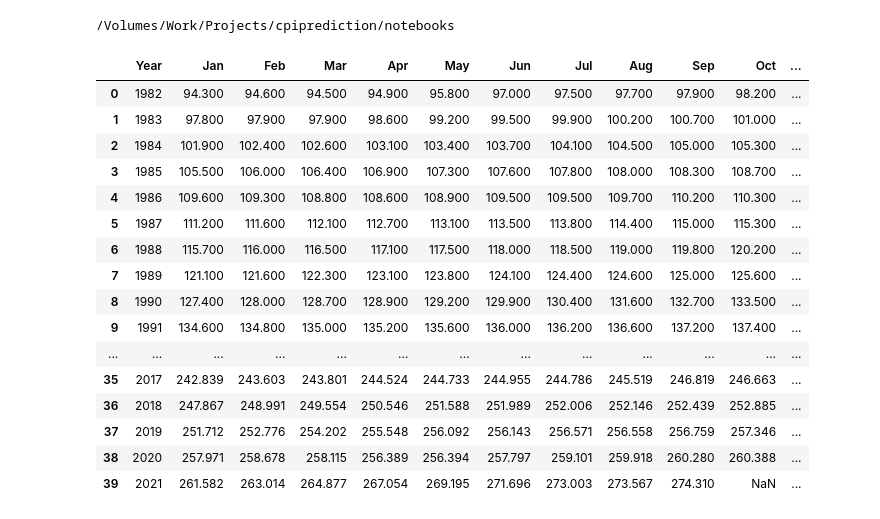
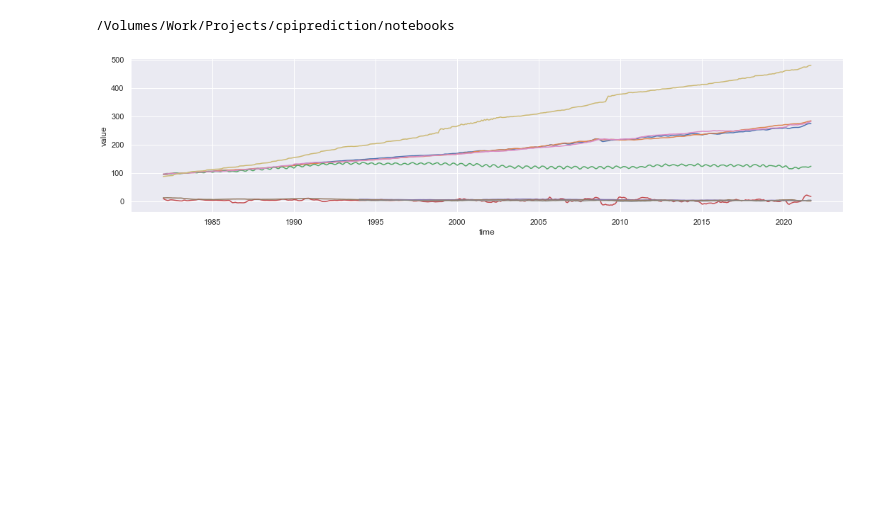
Before and after one commit to saichandra42/CPI-Prediction, a Jupyter notebook: notebooks/eda.ipynb, the cells around one changed output. Saved outputs shown, nothing was run; the diff lists cells and outputs as text; code cells hidden in the pictures; blank space fills up the shorter version.

Commit message:
Data processing done

```diff
--- a/notebooks/eda.ipynb
+++ b/notebooks/eda.ipynb
@@ -11,20 +10,44 @@ overall = pd.read_excel("../data/raw/CPIOverall.xlsx")
-# %%
-overall
-# %% [output]
-|  | Year | Jan | Feb | Mar | Apr | May | Jun | Jul | Aug | Sep | Oct | ... |
-| 0 | 1982 | 94.300 | 94.600 | 94.500 | 94.900 | 95.800 | 97.000 | 97.500 | 97.700 | 97.900 | 98.200 | ... |
-| 1 | 1983 | 97.800 | 97.900 | 97.900 | 98.600 | 99.200 | 99.500 | 99.900 | 100.200 | 100.700 | 101.000 | ... |
-| 2 | 1984 | 101.900 | 102.400 | 102.600 | 103.100 | 103.400 | 103.700 | 104.100 | 104.500 | 105.000 | 105.300 | ... |
-| 3 | 1985 | 105.500 | 106.000 | 106.400 | 106.900 | 107.300 | 107.600 | 107.800 | 108.000 | 108.300 | 108.700 | ... |
-| 4 | 1986 | 109.600 | 109.300 | 108.800 | 108.600 | 108.900 | 109.500 | 109.500 | 109.700 | 110.200 | 110.300 | ... |
-| 5 | 1987 | 111.200 | 111.600 | 112.100 | 112.700 | 113.100 | 113.500 | 113.800 | 114.400 | 115.000 | 115.300 | ... |
-| 6 | 1988 | 115.700 | 116.000 | 116.500 | 117.100 | 117.500 | 118.000 | 118.500 | 119.000 | 119.800 | 120.200 | ... |
-| 7 | 1989 | 121.100 | 121.600 | 122.300 | 123.100 | 123.800 | 124.100 | 124.400 | 124.600 | 125.000 | 125.600 | ... |
-| 8 | 1990 | 127.400 | 128.000 | 128.700 | 128.900 | 129.200 | 129.900 | 130.400 | 131.600 | 132.700 | 133.500 | ... |
-| 9 | 1991 | 134.600 | 134.800 | 135.000 | 135.200 | 135.600 | 136.000 | 136.200 | 136.600 | 137.200 | 137.400 | ... |
-| ... | ... | ... | ... | ... | ... | ... | ... | ... | ... | ... | ... | ... |
-| 35 | 2017 | 242.839 | 243.603 | 243.801 | 244.524 | 244.733 | 244.955 | 244.786 | 245.519 | 246.819 | 246.663 | ... |
-| 36 | 2018 | 247.867 | 248.991 | 249.554 | 250.546 | 251.588 | 251.989 | 252.006 | 252.146 | 252.439 | 252.885 | ... |
-| 37 | 2019 | 251.712 | 252.776 | 254.202 | 255.548 | 256.092 | 256.143 | 256.571 | 256.558 | 256.759 | 257.346 | ... |
-| 38 | 2020 | 257.971 | 258.678 | 258.115 | 256.389 | 256.394 | 257.797 | 259.101 | 259.918 | 260.280 | 260.388 | ... |
-| 39 | 2021 | 261.582 | 263.014 | 264.877 | 267.054 | 269.195 | 271.696 | 273.003 | 273.567 | 274.310 | NaN | ... |
+# %%
+overall_raw = pd.read_excel("../data/raw/CPIOverall.xlsx")
+housing_raw = pd.read_excel("../data/raw/Housing.xlsx")
+apparel_raw = pd.read_excel("../data/raw/Apparel.xlsx")
+transportation_raw = pd.read_excel("../data/raw/Transportation.xlsx")
+education_raw = pd.read_excel("../data/raw/Education.xlsx")
+medical_raw = pd.read_excel("../data/raw/MedicalCare.xlsx")
+food_raw = pd.read_excel("../data/raw/Food.xlsx")
+recreation_raw = pd.read_excel("../data/raw/Recreation.xlsx")
+other_goods_raw = pd.read_excel("../data/raw/OtherGoods.xlsx")
+# %%
+# data transformation into time series data
+def transform_data(df):
+    transformed_data = []
+    months = df.loc[:,df.columns.drop("Year")].columns
+    for data_tuple in df.itertuples():
+        year = getattr(data_tuple,'Year')
+        for month in months:
+            value = getattr(data_tuple,month)
+            transformed_data.append(['01' + ' ' + str(month) + ' ' + str(year),value])
+    transformed_df = pd.DataFrame(transformed_data, columns = ['time', 'value'])
+    transformed_df['time'] = pd.to_datetime(transformed_df['time'])
+    return transformed_df
+# %%
+cpi_overall = transform_data(overall_raw)
+cpi_factors = [overall_raw,housing_raw,apparel_raw,transportation_raw,education_raw,
+        medical_raw,food_raw,recreation_raw,other_goods_raw]
+sns.set(rc={'figure.figsize':(18, 4)})
+
+for cpi_factor in cpi_factors:
+    cpi_factor = transform_data(cpi_factor)
+    sns.lineplot(x="time",y="value",data = cpi_factor)
+
+# overall = transform_data(overall_raw)
+# housing = transform_data(housing_raw)
+# apparel = transform_data(apparel_raw)
+# transport = transform_data(transportation_raw)
+# education = transform_data(education_raw)
+# medical = transform_data(medical_raw)
+# food = transform_data(food_raw)
+# recreation = transform_data(recreation_raw)
+# other_goods = transform_data(other_goods_raw)
+# %% [output]
+[figure, added]
```
Also changed, not shown: parts of 2 cells of this notebook.
